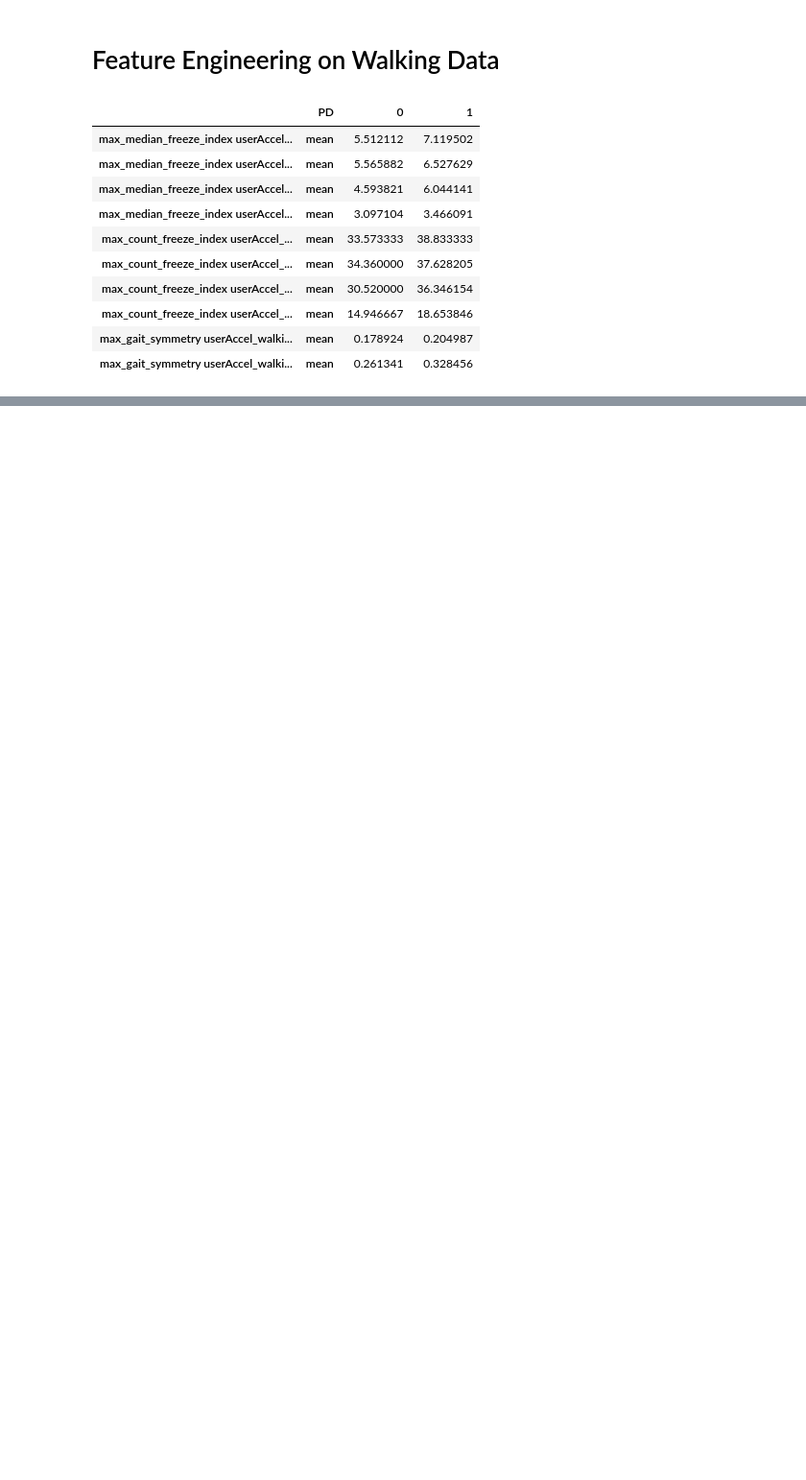
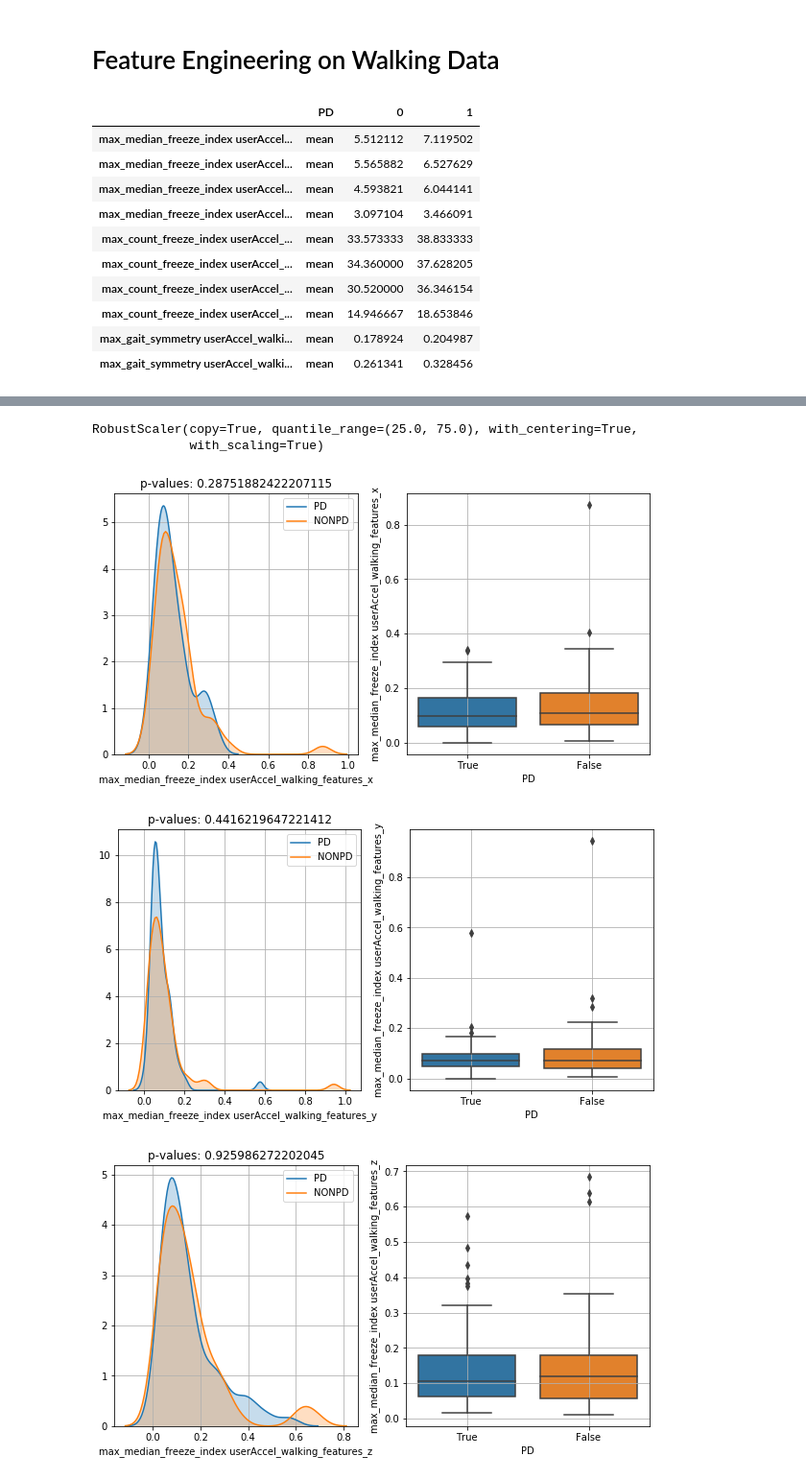
Before and after one commit to arytontediarjo/mPower-Analysis, a Jupyter notebook: Notebooks/feature_engineering.ipynb, the cells around one changed output, grey strips where cells are left out. Shown at 96% size. Saved outputs shown, nothing was run; the diff lists cells and outputs as text; code cells hidden in the pictures; blank space fills up the shorter version.

```diff
--- a/Notebooks/feature_engineering.ipynb
+++ b/Notebooks/feature_engineering.ipynb
@@ -229,0 +241,21 @@ pd.DataFrame(est.transform(X_train), columns = X_train.columns)[""]
+# %%
+normalized_X_train = X_train.drop(["healthCode", "PD"], axis = 1)
+standard_scaler = StandardScaler()
+minmax_scaler = MinMaxScaler()
+robust_scaler = RobustScaler()
+standard_scaler.fit(normalized_X_train)
+minmax_scaler.fit(normalized_X_train)
+robust_scaler.fit(normalized_X_train)
+# %% [output]
+RobustScaler(copy=True, quantile_range=(25.0, 75.0), with_centering=True,
+             with_scaling=True)
+# %%
+standard_X_train = pd.DataFrame(standard_scaler.transform(normalized_X_train), columns = normalized_X_train.columns)
+minmax_X_train = pd.DataFrame(minmax_scaler.transform(normalized_X_train), columns = normalized_X_train.columns)
+robust_X_train = pd.DataFrame(minmax_scaler.transform(normalized_X_train), columns = normalized_X_train.columns)
+# %%
+plot_distribution(pd.concat([robust_X_train, y_train], axis = 1))
+# %% [output]
+[figure, added]
+[figure, added]
+[figure, added]
```
Also changed, not shown: parts of 10 cells of this notebook.
